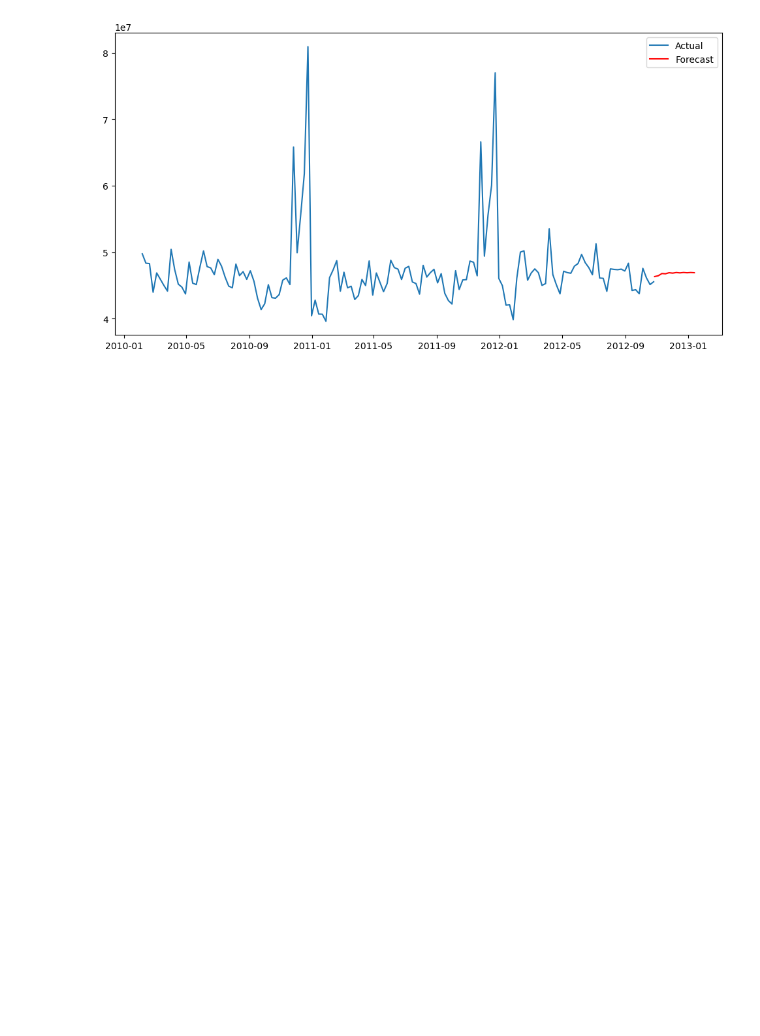
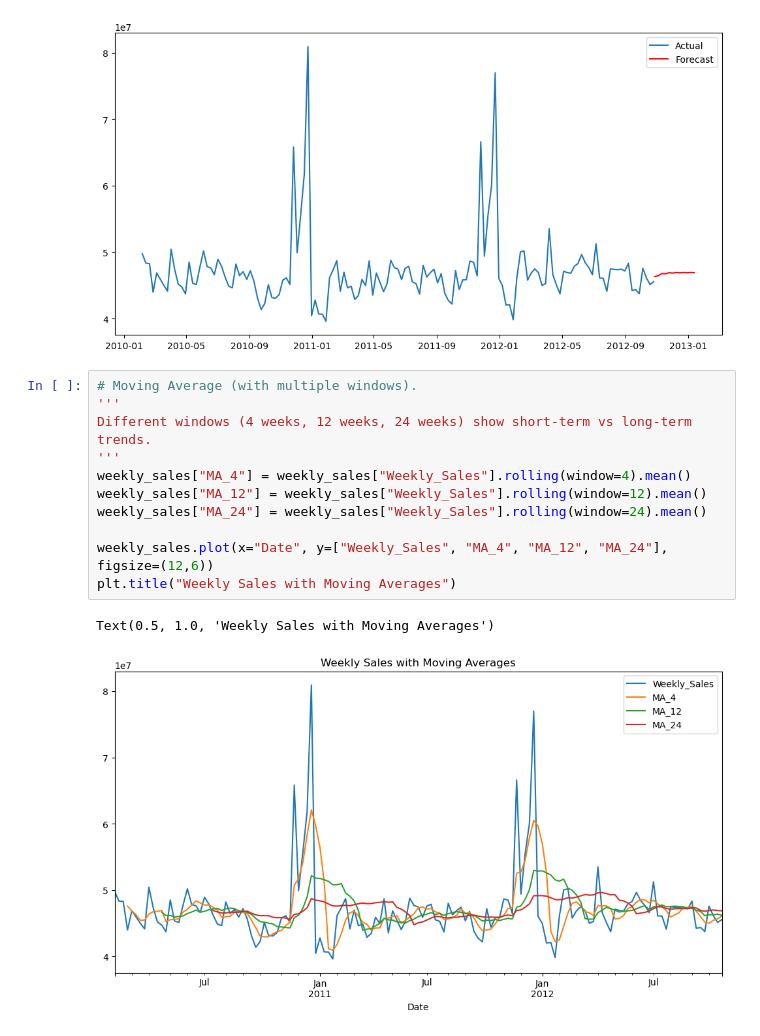
Before and after one commit to JayJ1504/retail_sales_analysis, a Jupyter notebook: notebooks/forecasting_models.ipynb, the cells around one changed output. Saved outputs shown, nothing was run; the diff lists cells and outputs as text; blank space fills up the shorter version.

Commit message:
Baseline forecasting done with tuned ARIMA & moving averages.

```diff
--- a/notebooks/forecasting_models.ipynb
+++ b/notebooks/forecasting_models.ipynb
@@ -42,3 +42,17 @@ plt.legend()
 plt.show()
 # %% [output]
 [figure]
+# %%
+# Moving Average (with multiple windows).
+'''
+Different windows (4 weeks, 12 weeks, 24 weeks) show short-term vs long-term trends.
+'''
+weekly_sales["MA_4"] = weekly_sales["Weekly_Sales"].rolling(window=4).mean()
+weekly_sales["MA_12"] = weekly_sales["Weekly_Sales"].rolling(window=12).mean()
+weekly_sales["MA_24"] = weekly_sales["Weekly_Sales"].rolling(window=24).mean()
+
+weekly_sales.plot(x="Date", y=["Weekly_Sales", "MA_4", "MA_12", "MA_24"], figsize=(12,6))
+plt.title("Weekly Sales with Moving Averages")
+# %% [output]
+Text(0.5, 1.0, 'Weekly Sales with Moving Averages')
+[figure, added]
```
Also changed, not shown: parts of 1 cell of this notebook.
